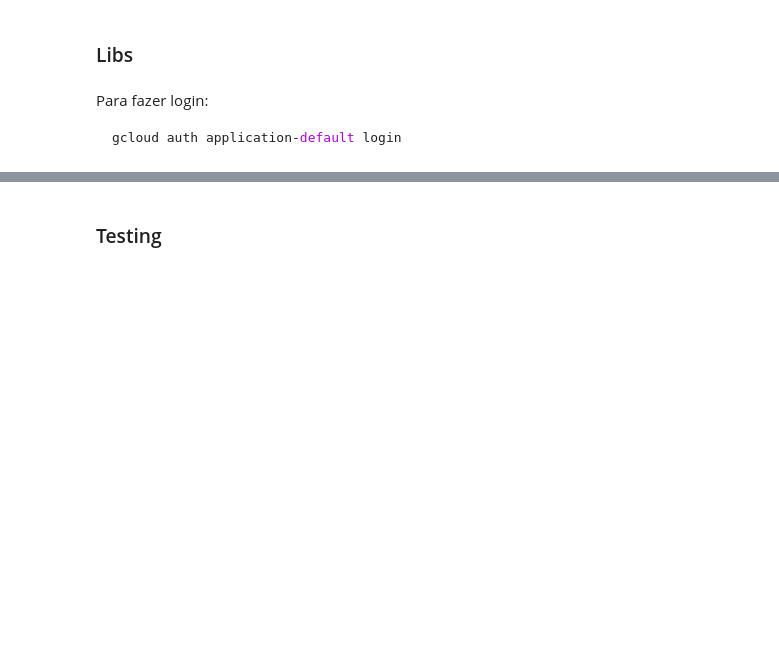
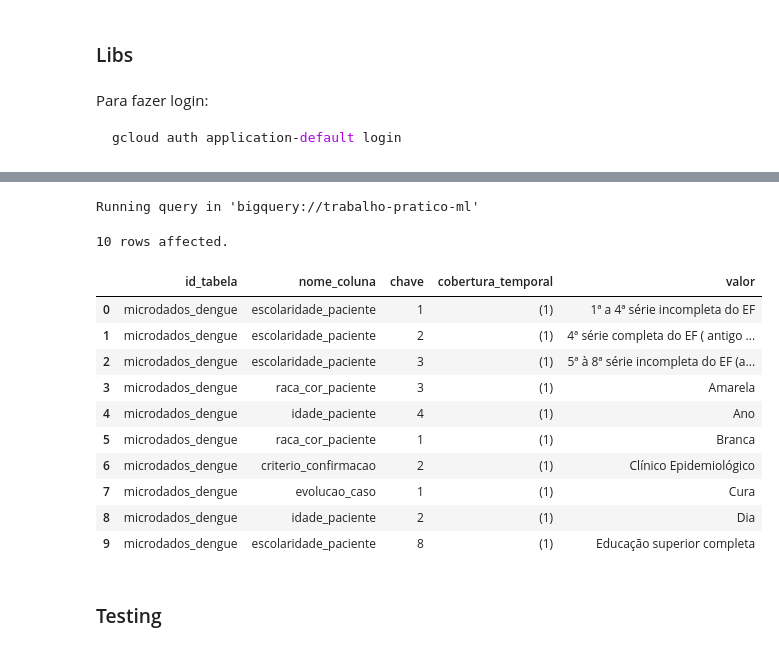
Before and after one commit to gct02/TrabalhoPraticoML, a Jupyter notebook: src/elt_sinan.ipynb, the cells around one changed output, grey strips where cells are left out. Cells and saved outputs as stored; diff of their text form; code cells hidden in the pictures; blank space fills up the shorter version.

```diff
--- a/src/elt_sinan.ipynb
+++ b/src/elt_sinan.ipynb
@@ -29,3 +34,20 @@ gcloud auth application-default login
+# %%
+%%sql
+SELECT * FROM `basedosdados.br_ms_sinan.dicionario` limit 10
+# %% [output]
+Running query in 'bigquery://trabalho-pratico-ml'
+10 rows affected.
+|  | id_tabela | nome_coluna | chave | cobertura_temporal | valor |
+| 0 | microdados_dengue | escolaridade_paciente | 1 | (1) | 1ª a 4ª série incompleta do EF |
+| 1 | microdados_dengue | escolaridade_paciente | 2 | (1) | 4ª série completa do EF ( antigo ... |
+| 2 | microdados_dengue | escolaridade_paciente | 3 | (1) | 5ª à 8ª série incompleta do EF (a... |
+| 3 | microdados_dengue | raca_cor_paciente | 3 | (1) | Amarela |
+| 4 | microdados_dengue | idade_paciente | 4 | (1) | Ano |
+| 5 | microdados_dengue | raca_cor_paciente | 1 | (1) | Branca |
+| 6 | microdados_dengue | criterio_confirmacao | 2 | (1) | Clínico Epidemiológico |
+| 7 | microdados_dengue | evolucao_caso | 1 | (1) | Cura |
+| 8 | microdados_dengue | idade_paciente | 2 | (1) | Dia |
+| 9 | microdados_dengue | escolaridade_paciente | 8 | (1) | Educação superior completa |
 # %% [markdown]
 ### Testing
 # %%
```
Also changed, not shown: parts of 16 cells of this notebook, 8 other files.
